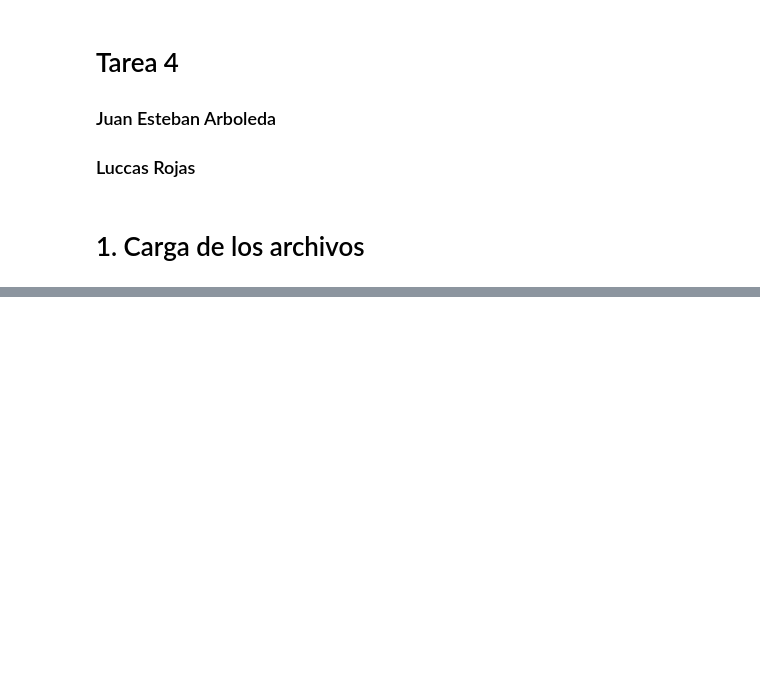
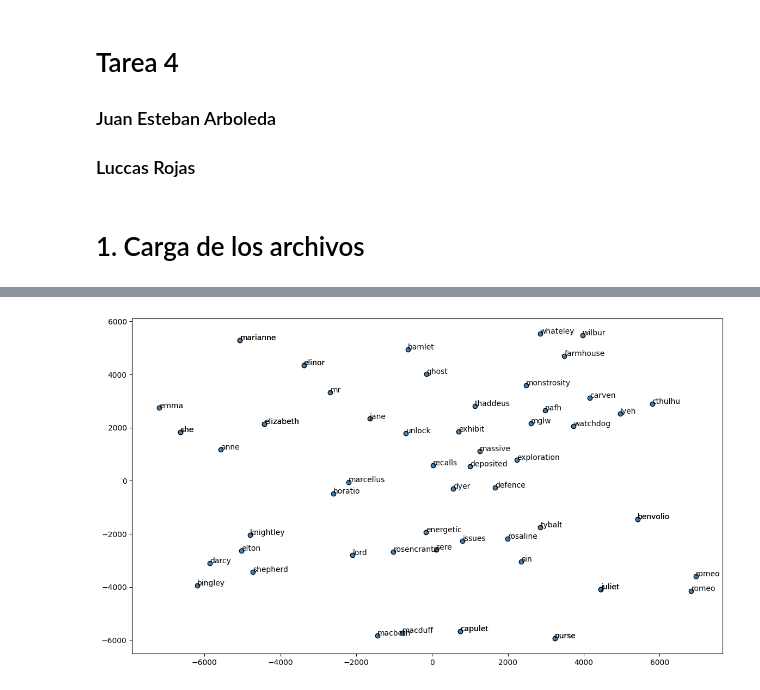
Before and after one commit to luccasrojas/NLP-Tarea4, a Jupyter notebook: src/tarea4.ipynb, the cells around one changed output, grey strips where cells are left out. Saved outputs shown, nothing was run; the diff lists cells and outputs as text; code cells hidden in the pictures; blank space fills up the shorter version.

```diff
--- a/src/tarea4.ipynb
+++ b/src/tarea4.ipynb
@@ -113,2 +137,0 @@ embeddings_50.wv.most_similar([relationship], topn=3)
-# %%
-embeddings_100 = gensim.models.Word2Vec(books_list, size=100, window=4, min_count=2, workers=10)
@@ -114,0 +182,4 @@ embeddings_100 = gensim.models.Word2Vec(books_list, size=100, window=4, min_coun
+# %%
+visualize_word_embeddings(embeddings_100, main_characters, perplexity=5)
+# %% [output]
+[figure, added]
```
Also changed, not shown: parts of 32 cells of this notebook, 3 other files.
